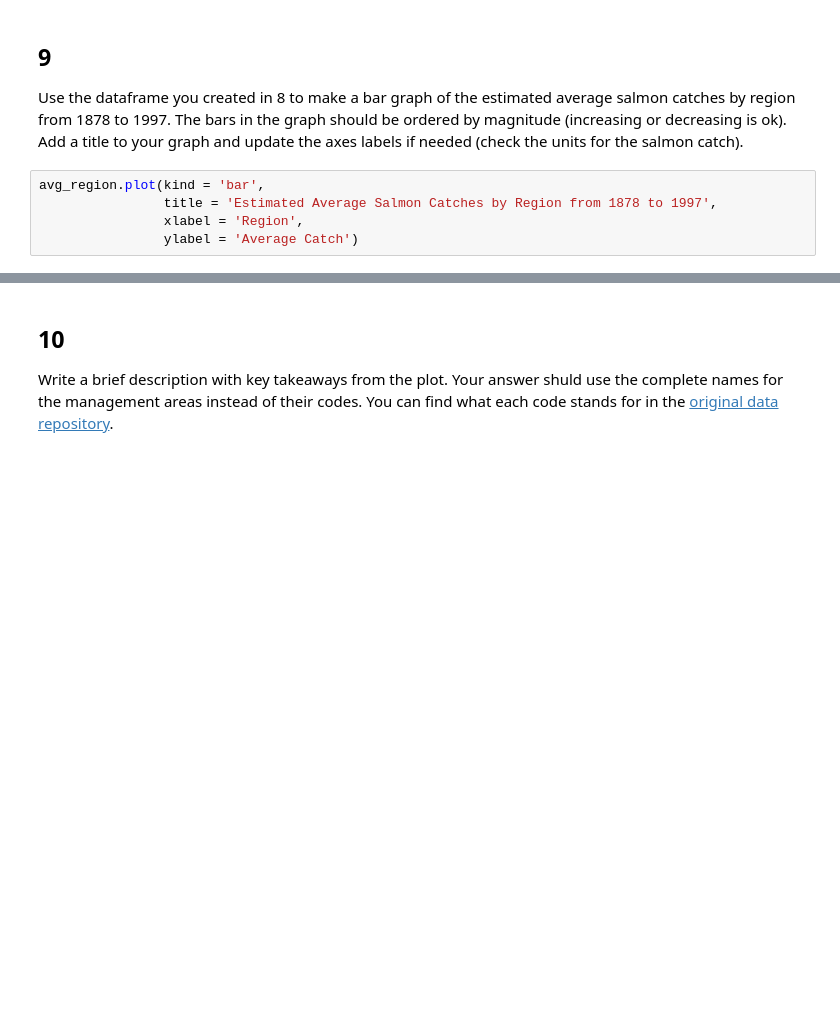
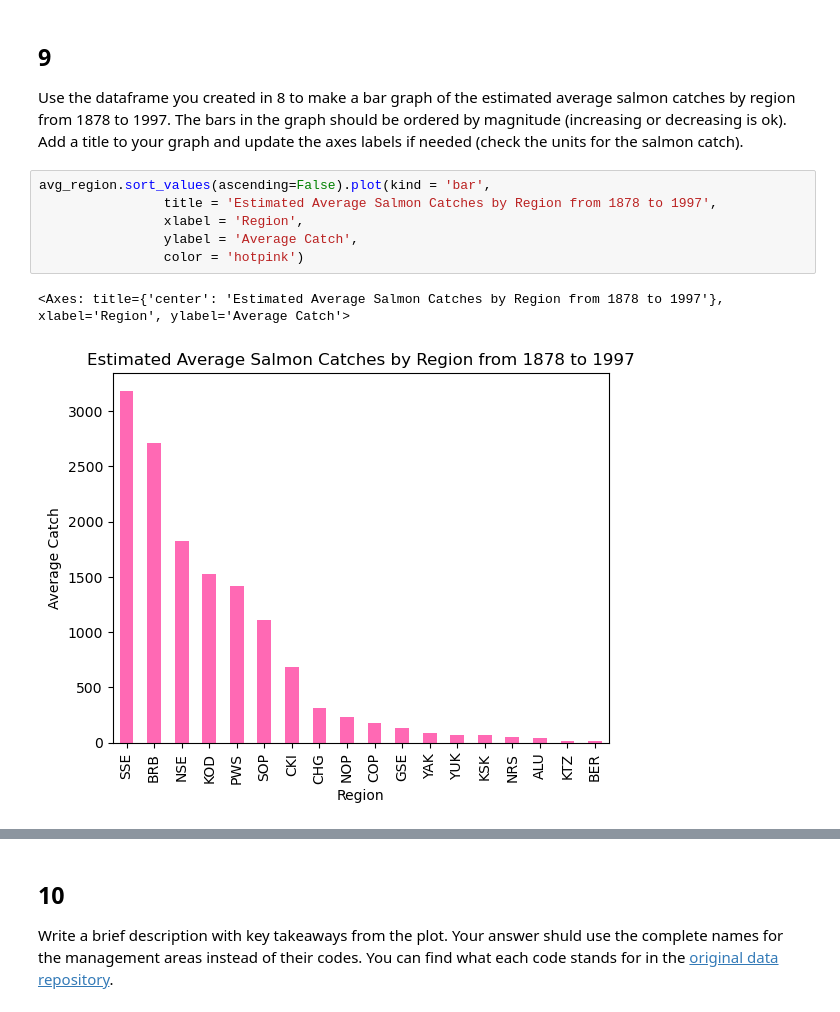
Before and after one commit to jaslynmiura/eds220-hwk2, a Jupyter notebook: task2/hwk2-task2-salmon.ipynb, the cells around one changed output, grey strips where cells are left out. Cells and saved outputs as stored; diff of their text form; blank space fills up the shorter version.

Commit message:
Completed task 9, plot details need to be updated.

```diff
--- a/task2/hwk2-task2-salmon.ipynb
+++ b/task2/hwk2-task2-salmon.ipynb
@@ -272,7 +272,11 @@ q8 results: All test cases passed!
 
 Use the dataframe you created in 8 to make a bar graph of the estimated average salmon catches by region from 1878 to 1997. The bars in the graph should be ordered by magnitude (increasing or decreasing is ok). Add a title  to your graph and update the axes labels if needed (check the units for the salmon catch).
 # %%
-avg_region.plot(kind = 'bar',
+avg_region.sort_values(ascending=False).plot(kind = 'bar',
                 title = 'Estimated Average Salmon Catches by Region from 1878 to 1997',
                 xlabel = 'Region',
-                ylabel = 'Average Catch')
+                ylabel = 'Average Catch',
+                color = 'hotpink')
+# %% [output]
+<Axes: title={'center': 'Estimated Average Salmon Catches by Region from 1878 to 1997'}, xlabel='Region', ylabel='Average Catch'>
+[figure, added]
```
Also changed, not shown: parts of 1 cell of this notebook.
